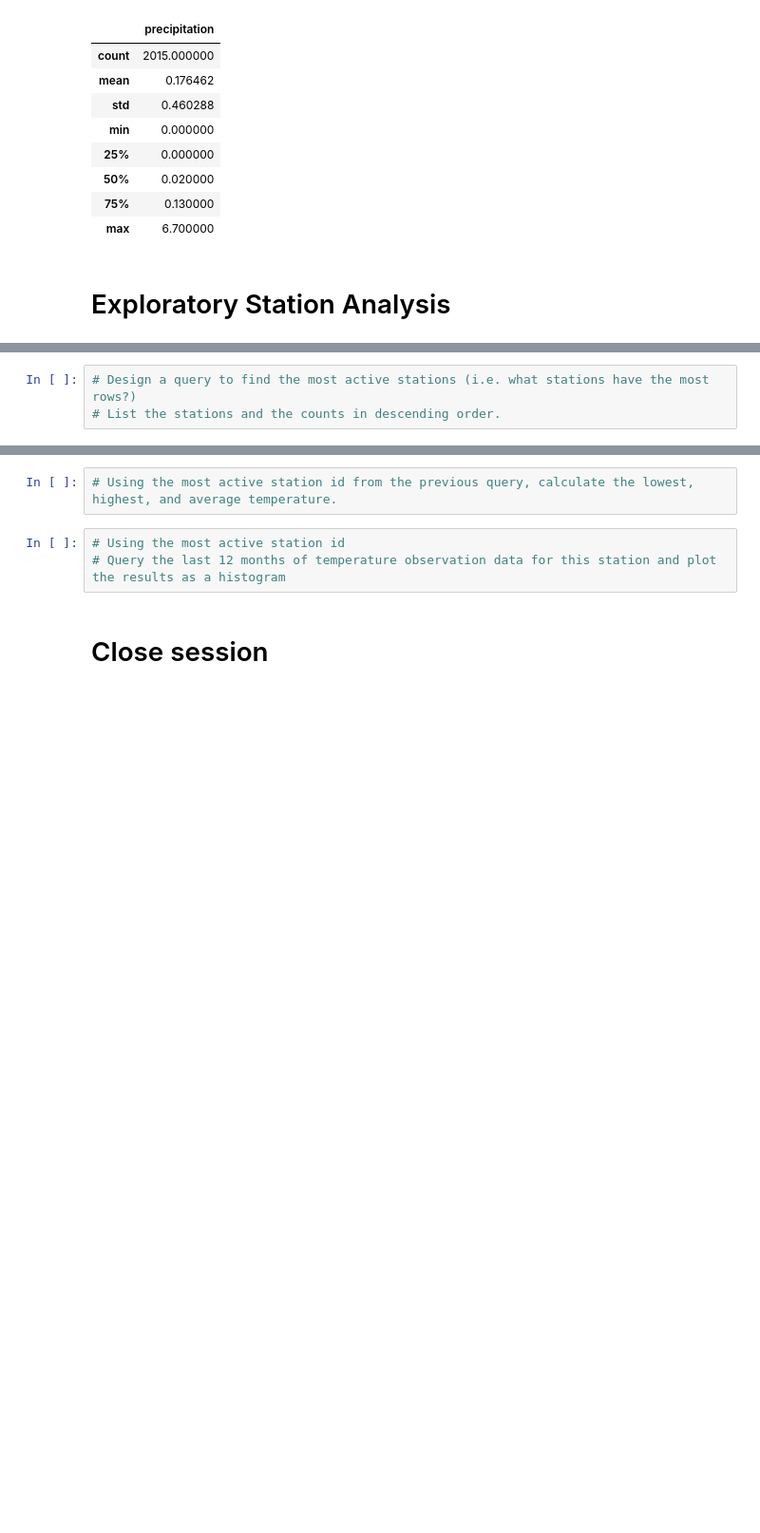
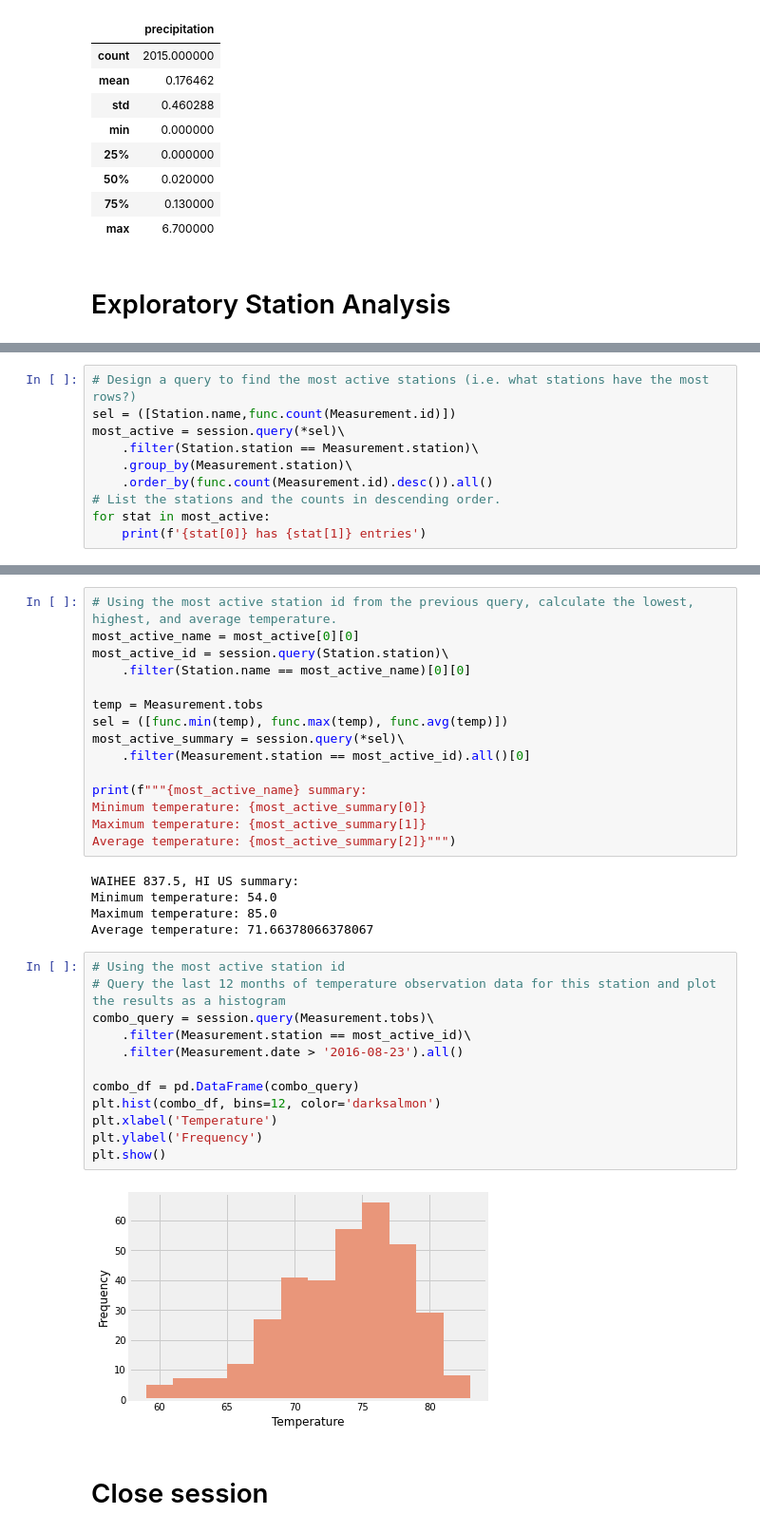
Before and after one commit to dganderson94/sqlalchemy-challenge, a Jupyter notebook: SurfsUp/climate_starter.ipynb, the cells around one changed output, grey strips where cells are left out. Shown at 95% size. Drawn from its saved outputs; the diff is of its cells as text; blank space fills up the shorter version.

```diff
--- a/SurfsUp/climate_starter.ipynb
+++ b/SurfsUp/climate_starter.ipynb
@@ -86,3 +90,10 @@ precip_df.describe()
 # %%
 # Design a query to find the most active stations (i.e. what stations have the most rows?)
+sel = ([Station.name,func.count(Measurement.id)])
+most_active = session.query(*sel)\
+    .filter(Station.station == Measurement.station)\
+    .group_by(Measurement.station)\
+    .order_by(func.count(Measurement.id).desc()).all()
 # List the stations and the counts in descending order.
+for stat in most_active:
+    print(f'{stat[0]} has {stat[1]} entries')
@@ -89,8 +110,37 @@ precip_df.describe()
-# %%
-# Using the most active station id from the previous query, calculate the lowest, highest, and average temperature.
+# %%
+# Using the most active station id from the previous query, calculate the lowest, highest, and average temperature.
+most_active_name = most_active[0][0]
+most_active_id = session.query(Station.station)\
+    .filter(Station.name == most_active_name)[0][0]
+
+temp = Measurement.tobs
+sel = ([func.min(temp), func.max(temp), func.avg(temp)])
+most_active_summary = session.query(*sel)\
+    .filter(Measurement.station == most_active_id).all()[0]
+
+print(f"""{most_active_name} summary:
+Minimum temperature: {most_active_summary[0]}
+Maximum temperature: {most_active_summary[1]}
+Average temperature: {most_active_summary[2]}""")
+# %% [output]
+WAIHEE 837.5, HI US summary:
+Minimum temperature: 54.0
+Maximum temperature: 85.0
+Average temperature: 71.66378066378067
 # %%
 # Using the most active station id
 # Query the last 12 months of temperature observation data for this station and plot the results as a histogram
+combo_query = session.query(Measurement.tobs)\
+    .filter(Measurement.station == most_active_id)\
+    .filter(Measurement.date > '2016-08-23').all()
+
+combo_df = pd.DataFrame(combo_query)
+plt.hist(combo_df, bins=12, color='darksalmon')
+plt.xlabel('Temperature')
+plt.ylabel('Frequency')
+plt.show()
+# %% [output]
+[figure, added]
 # %% [markdown]
 # Close session
 # %%
```
Also changed, not shown: parts of 4 cells of this notebook.
